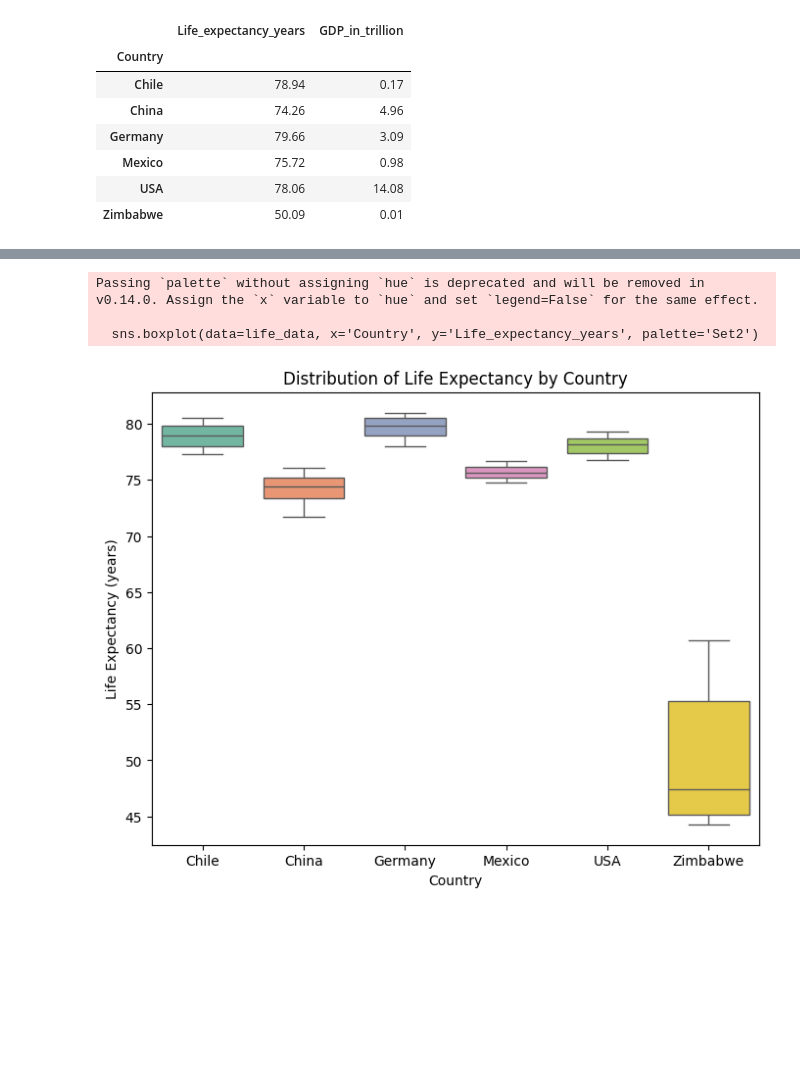
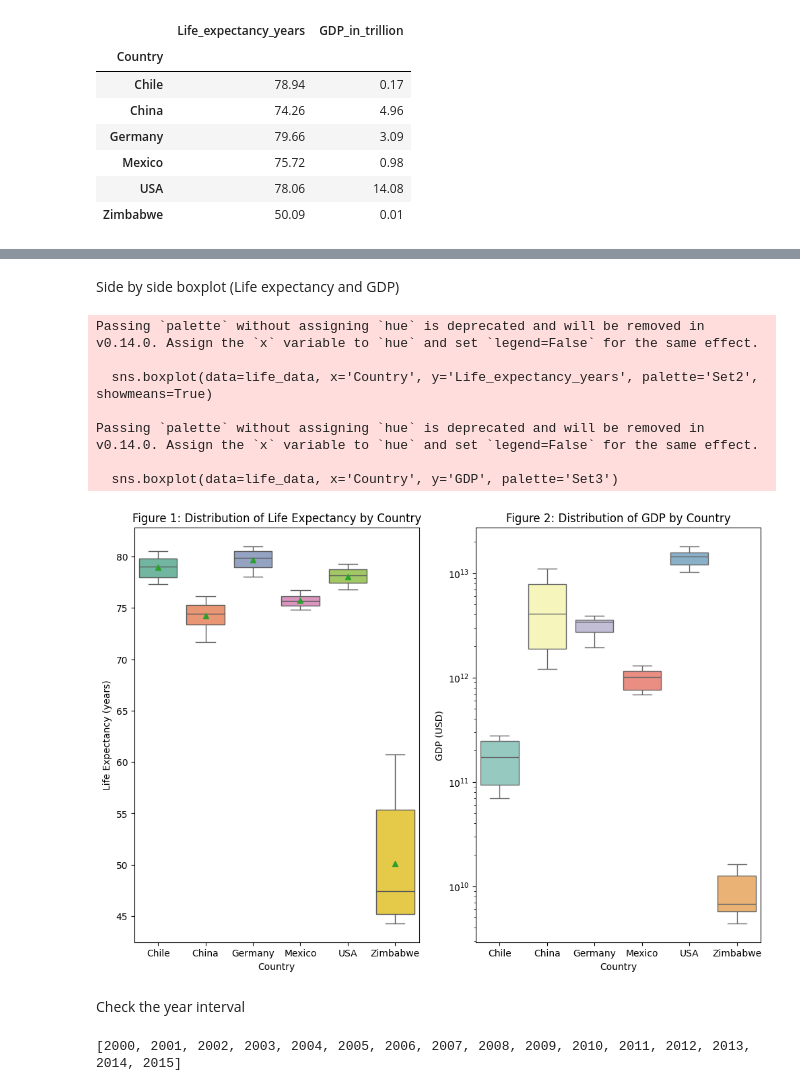
Before and after one commit to Franciaya/life_expectancy_gdp_project, a Jupyter notebook: life_expectancy_gdp.ipynb, the cells around one changed output, grey strips where cells are left out. Cells and saved outputs as stored; diff of their text form; code cells hidden in the pictures; blank space fills up the shorter version.

```diff
--- a/life_expectancy_gdp.ipynb
+++ b/life_expectancy_gdp.ipynb
@@ -65,7 +71,7 @@ A few data cleaning steps were performed to:
 life_data.rename(columns={'Life expectancy at birth (years)': 'Life_expectancy_years'}, inplace=True)
 life_data['Country'].replace({'United States of America': 'USA'}, inplace=True)
 life_data['GDP_in_trillion'] = life_data['GDP'] / 1e12
-life_data.drop(columns=['GDP'], inplace=True)
+# life_data.drop(columns=['GDP'], inplace=True)
 # %% [output]
 The behavior will change in pandas 3.0. This inplace method will never work because the intermediate object on which we are setting values always behaves as a copy.
 
@@ -112,15 +149,36 @@ The box plot illustrates the distribution of life expectancy across countries, s
+# %% [markdown]
+Side by side boxplot (Life expectancy and GDP)
 # %%
 import seaborn as sns
 import matplotlib.pyplot as plt
 
-plt.figure(figsize=(8,6))
+plt.figure(figsize=(12,8))
+plt.subplot(1,2,1)
 sns.boxplot(data=life_data, x='Country', y='Life_expectancy_years', palette='Set2', showmeans=True)
-plt.title('Distribution of Life Expectancy by Country')
+plt.title('Figure 1: Distribution of Life Expectancy by Country')
 plt.xlabel('Country')
 plt.ylabel('Life Expectancy (years)')
+
+plt.subplot(1,2,2)
+sns.boxplot(data=life_data, x='Country', y='GDP', palette='Set3')
+plt.title('Figure 2: Distribution of GDP by Country')
+plt.xlabel('Country')
+plt.ylabel('GDP (USD)')
+plt.yscale('log')  # Log scale for better visualization
+
 plt.show()
 # %% [output]
 Passing `palette` without assigning `hue` is deprecated and will be removed in v0.14.0. Assign the `x` variable to `hue` and set `legend=False` for the same effect.
 
-  sns.boxplot(data=life_data, x='Country', y='Life_expectancy_years', palette='Set2')
+  sns.boxplot(data=life_data, x='Country', y='Life_expectancy_years', palette='Set2', showmeans=True)
+
+Passing `palette` without assigning `hue` is deprecated and will be removed in v0.14.0. Assign the `x` variable to `hue` and set `legend=False` for the same effect.
+
+  sns.boxplot(data=life_data, x='Country', y='GDP', palette='Set3')
-[figure, old version]
+[figure, new version]
+# %% [markdown]
+Check the year interval
+# %%
+print(sorted(life_data.Year.unique().tolist()) )
+# %% [output]
+[2000, 2001, 2002, 2003, 2004, 2005, 2006, 2007, 2008, 2009, 2010, 2011, 2012, 2013, 2014, 2015]
```
Also changed, not shown: parts of 30 cells of this notebook.
